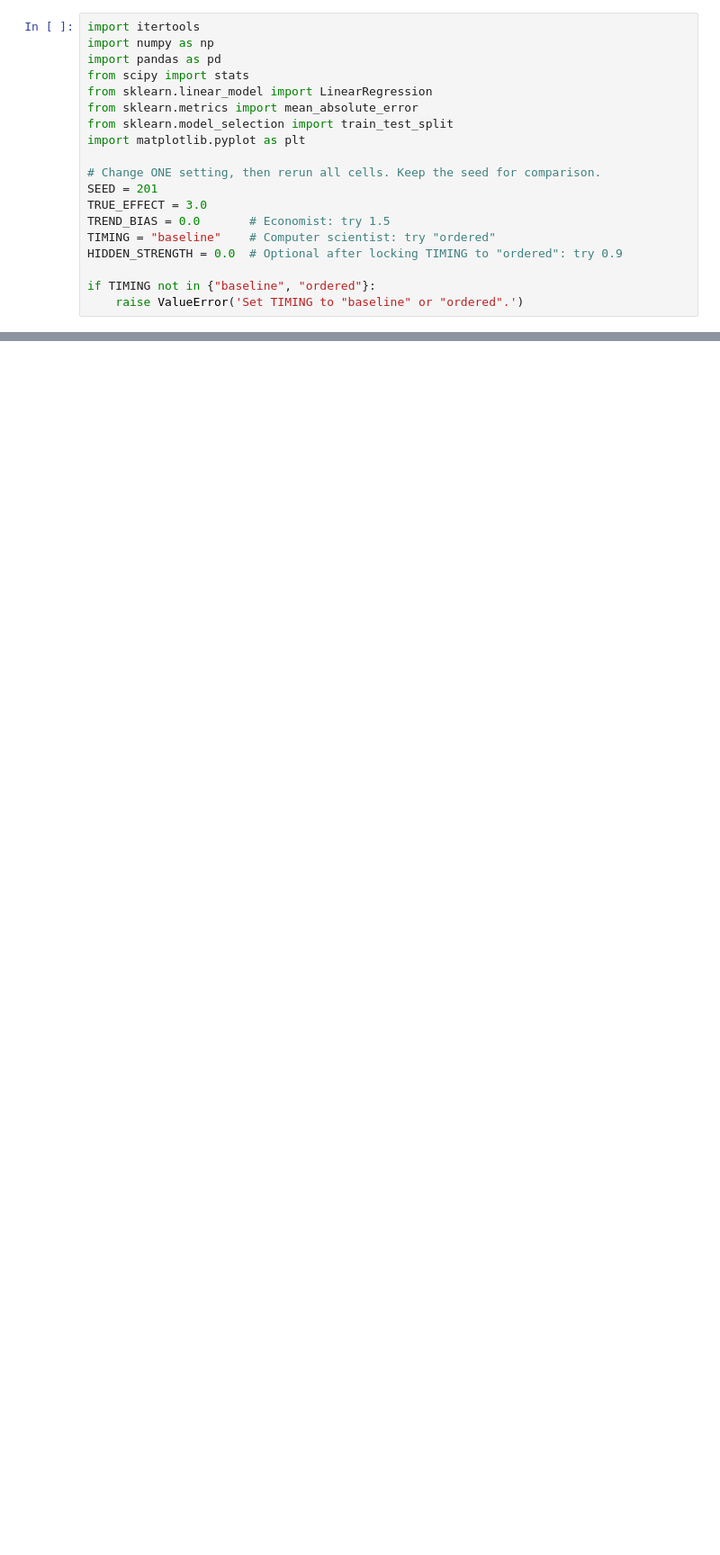
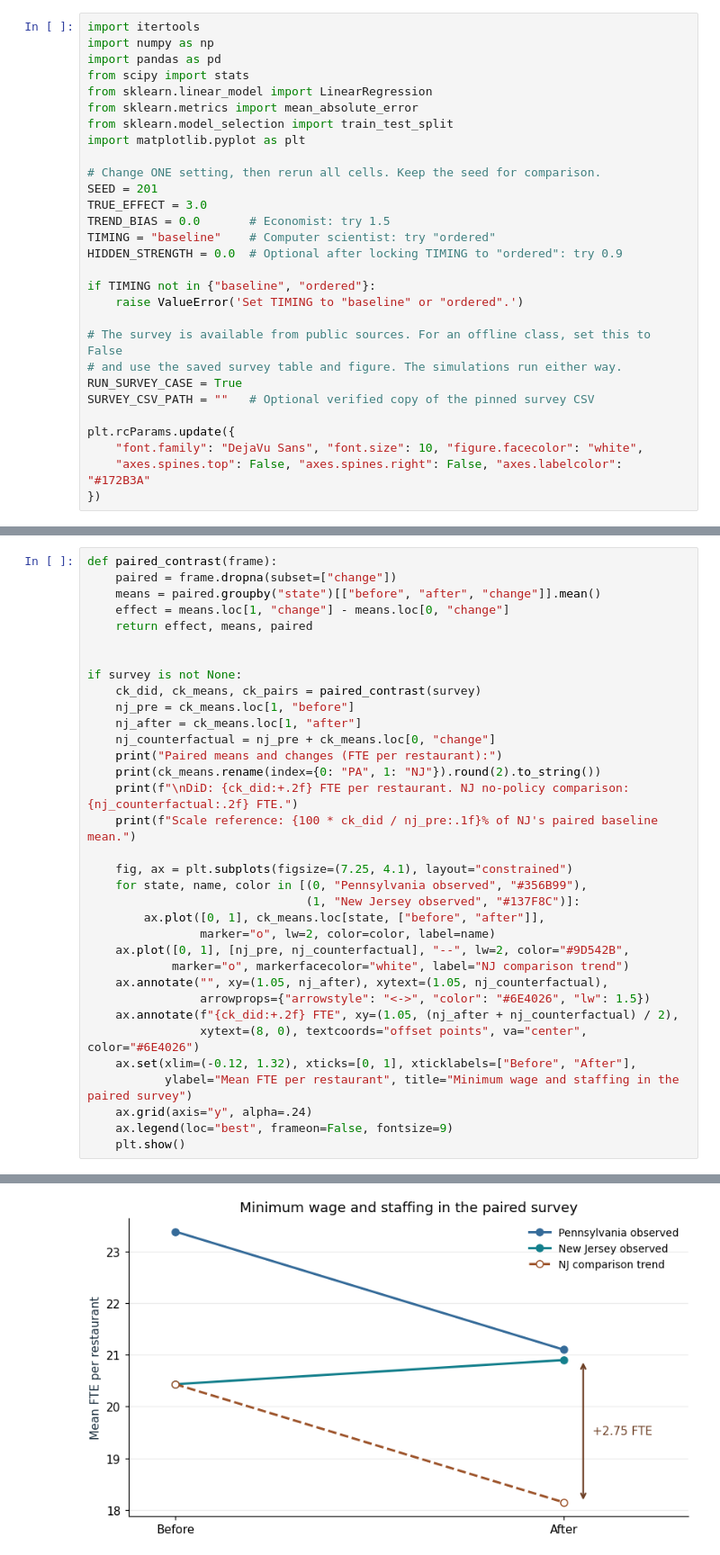
Before and after one commit to sunshineluyao/ml4ss, a Jupyter notebook: modules/05-causal-inference/week04_causal_ml.ipynb, the cells around one changed output, grey strips where cells are left out. Shown at 90% size. Drawn from its saved outputs; the diff is of its cells as text; blank space fills up the shorter version.

Commit message:
Teach Week 4 causal inference with the Card–Krueger data and graph checks

```diff
--- a/modules/05-causal-inference/week04_causal_ml.ipynb
+++ b/modules/05-causal-inference/week04_causal_ml.ipynb
@@ -39,3 +32,13 @@ HIDDEN_STRENGTH = 0.0  # Optional after locking TIMING to "ordered": try 0.9
 
 if TIMING not in {"baseline", "ordered"}:
     raise ValueError('Set TIMING to "baseline" or "ordered".')
+
+# The survey is available from public sources. For an offline class, set this to False
+# and use the saved survey table and figure. The simulations run either way.
+RUN_SURVEY_CASE = True
+SURVEY_CSV_PATH = ""   # Optional verified copy of the pinned survey CSV
+
+plt.rcParams.update({
+    "font.family": "DejaVu Sans", "font.size": 10, "figure.facecolor": "white",
+    "axes.spines.top": False, "axes.spines.right": False, "axes.labelcolor": "#172B3A"
+})
@@ -61,0 +183,35 @@ $$\widehat{\mathrm{ATT}}=(\bar Y_{G=1,t=0}-\bar Y_{G=1,t=-1})-(\bar Y_{G=0,t=0}-
+# %%
+def paired_contrast(frame):
+    paired = frame.dropna(subset=["change"])
+    means = paired.groupby("state")[["before", "after", "change"]].mean()
+    effect = means.loc[1, "change"] - means.loc[0, "change"]
+    return effect, means, paired
+
+
+if survey is not None:
+    ck_did, ck_means, ck_pairs = paired_contrast(survey)
+    nj_pre = ck_means.loc[1, "before"]
+    nj_after = ck_means.loc[1, "after"]
+    nj_counterfactual = nj_pre + ck_means.loc[0, "change"]
+    print("Paired means and changes (FTE per restaurant):")
+    print(ck_means.rename(index={0: "PA", 1: "NJ"}).round(2).to_string())
+    print(f"\nDiD: {ck_did:+.2f} FTE per restaurant. NJ no-policy comparison: {nj_counterfactual:.2f} FTE.")
+    print(f"Scale reference: {100 * ck_did / nj_pre:.1f}% of NJ's paired baseline mean.")
+
+    fig, ax = plt.subplots(figsize=(7.25, 4.1), layout="constrained")
+    for state, name, color in [(0, "Pennsylvania observed", "#356B99"),
+                               (1, "New Jersey observed", "#137F8C")]:
+        ax.plot([0, 1], ck_means.loc[state, ["before", "after"]],
+                marker="o", lw=2, color=color, label=name)
+    ax.plot([0, 1], [nj_pre, nj_counterfactual], "--", lw=2, color="#9D542B",
+            marker="o", markerfacecolor="white", label="NJ comparison trend")
+    ax.annotate("", xy=(1.05, nj_after), xytext=(1.05, nj_counterfactual),
+                arrowprops={"arrowstyle": "<->", "color": "#6E4026", "lw": 1.5})
+    ax.annotate(f"{ck_did:+.2f} FTE", xy=(1.05, (nj_after + nj_counterfactual) / 2),
+                xytext=(8, 0), textcoords="offset points", va="center", color="#6E4026")
+    ax.set(xlim=(-0.12, 1.32), xticks=[0, 1], xticklabels=["Before", "After"],
+           ylabel="Mean FTE per restaurant", title="Minimum wage and staffing in the paired survey")
+    ax.grid(axis="y", alpha=.24)
+    ax.legend(loc="best", frameon=False, fontsize=9)
+    plt.show()
+# %% [output]
@@ -61,0 +226 @@ $$\widehat{\mathrm{ATT}}=(\bar Y_{G=1,t=0}-\bar Y_{G=1,t=-1})-(\bar Y_{G=0,t=0}-
+[figure, added]
```
Also changed, not shown: parts of 33 cells of this notebook, 2 other files.
